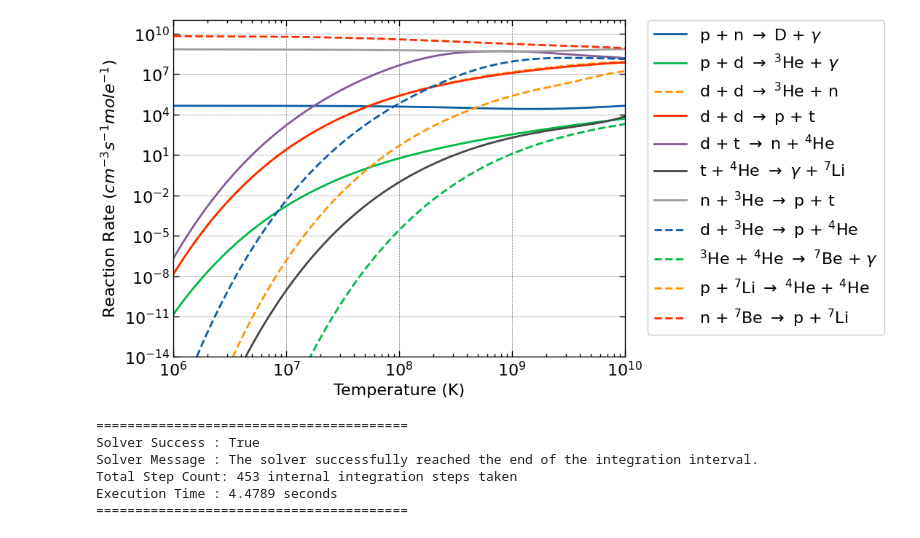
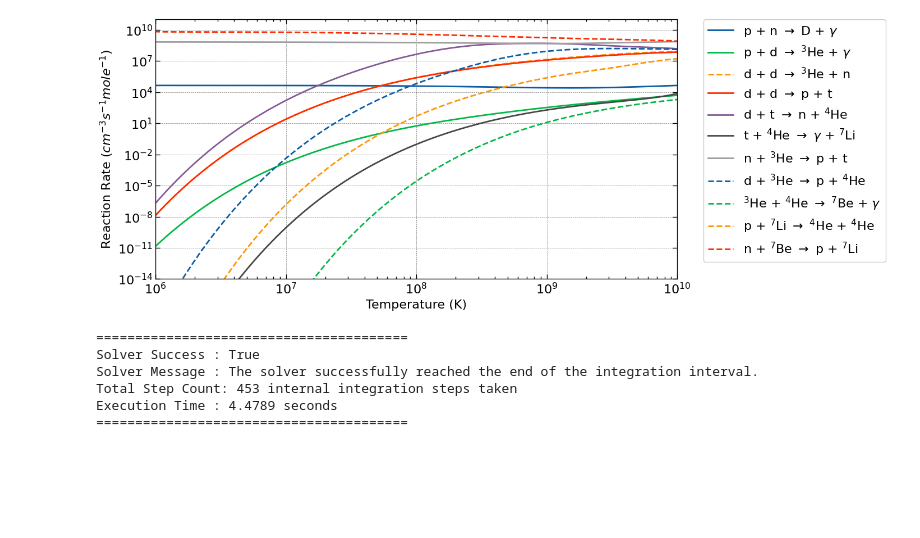
Before and after one commit to NottingTheNot/BBN-Abundance-Calculation, a Jupyter notebook: plotting.ipynb, the cells around one changed output. Drawn from its saved outputs; the diff is of its cells as text; code cells hidden in the pictures; blank space fills up the shorter version.

```diff
--- a/plotting.ipynb
+++ b/plotting.ipynb
@@ -213,32 +201,32 @@ n7Be_p7Li = np.exp( (2.178990e+01) + (7.280980e-04)/T9 + (-3.025400e-01)/(T9**(1
 n7Be_p7LiR = np.exp( (2.178990e+01) + (-1.907790e+01)/T9 + (-3.025400e-01)/(T9**(1/3)) + (-3.602000e-01)*(T9**(1/3)) + (1.747200e-01)*T9 + (-2.230000e-02)*(T9**(5/3)) + (-4.581000e-01)*np.log(T9) )
 # %%
 #plotting reaction rate vs temperature for reactions in the BBN network
-
+plt.figure(figsize=(12, 6))
 plt.plot(T9*1e9, pn_dg, label=r'p + n $\rightarrow$ D + $\gamma$')
 plt.plot(T9*1e9, pd_3he, label=r'p + d $\rightarrow$ $^3$He + $\gamma$')
 plt.plot(T9*1e9, dd_n3he, '--', label=r'd + d $\rightarrow$ $^3$He + n')
 plt.plot(T9*1e9, dd_pt, label=r'd + d $\rightarrow$ p + t')
 plt.plot(T9*1e9, dt_n4he, label=r'd + t $\rightarrow$ n + $^4$He')
 plt.plot(T9*1e9, t4he_Li, label=r't + $^4$He $\rightarrow$ $\gamma$ + $^7$Li')
 plt.plot(T9*1e9, n3he_pt, label=r'n + $^3$He $\rightarrow$ p + t')
 plt.plot(T9*1e9, d3he_p4he, '--', label=r'd + $^3$He $\rightarrow$ p + $^4$He')
 plt.plot(T9*1e9, He43He_7be, '--', label=r'$^3$He + $^4$He $\rightarrow$ $^7$Be + $\gamma$')
 plt.plot(T9*1e9, p7Li_4He4He, '--', label=r'p + $^7$Li $\rightarrow$ $^4$He + $^4$He')
 plt.plot(T9*1e9, n7Be_p7Li, '--', label=r'n + $^7$Be $\rightarrow$ p + $^7$Li')
 
 
 
 
 plt.xlabel('Temperature (K)')
 plt.ylabel(r'Reaction Rate $(cm^{-3} s^{-1} mole^{-1})$')
 plt.xscale('log')
 plt.yscale('log')
 plt.xlim(left = 10**6, right = 10**10) #the reaclib databse is optimized for these temperatures
 plt.ylim(top = 10**11, bottom= 10**(-14))
 plt.legend(bbox_to_anchor=(1.05, 1), loc='upper left', borderaxespad=0.)
 plt.show()
 # %% [output]
-[figure, old version]
+[figure, new version]
 # %%
 #defining expressions to be used in the differential equations.
 
```
Also changed, not shown: parts of 7 cells of this notebook.
